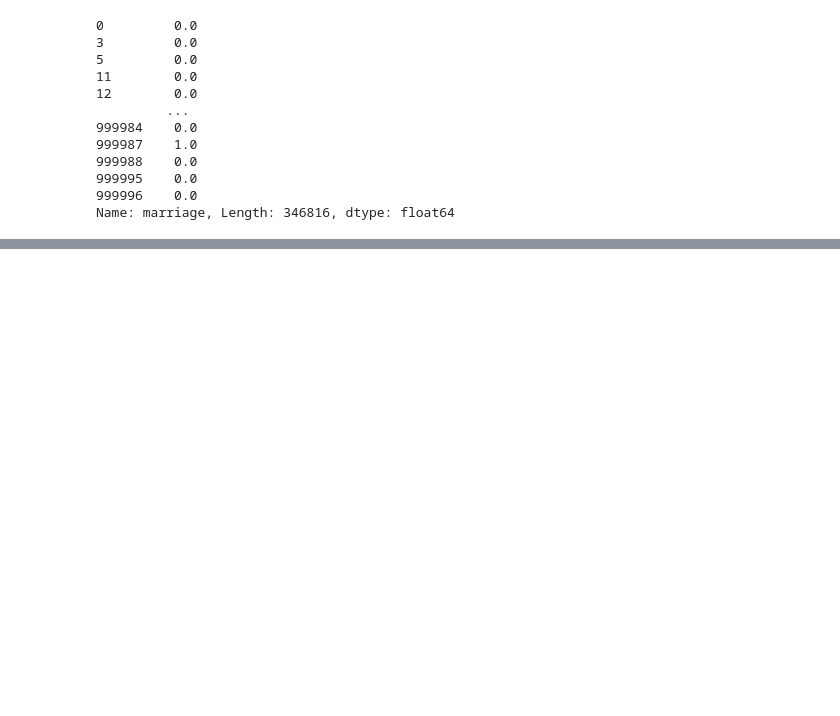
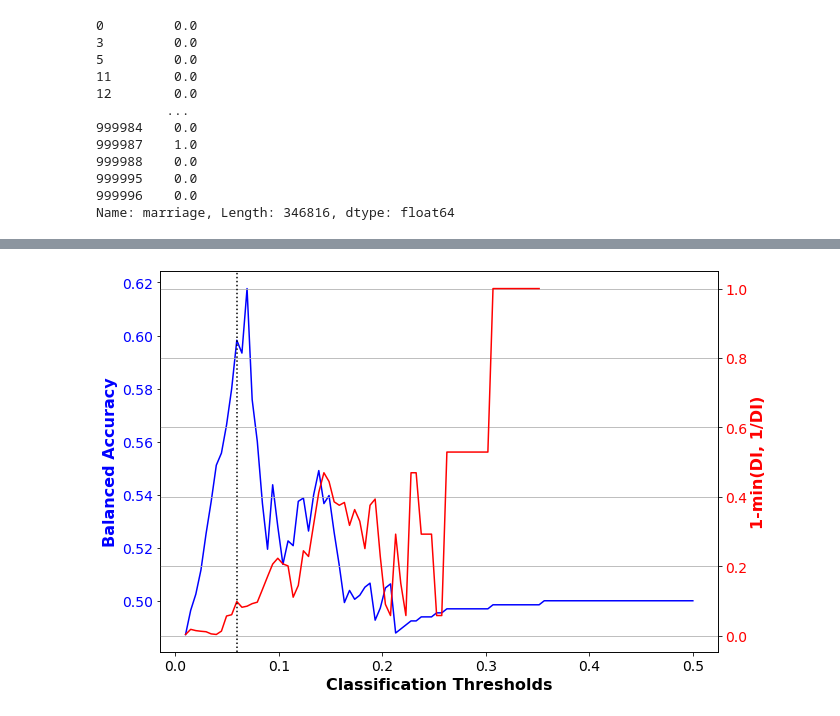
Before and after one commit to vandoris/myProject, a Jupyter notebook: recruit.ipynb, the cells around one changed output, grey strips where cells are left out. Saved outputs shown, nothing was run; the diff lists cells and outputs as text; code cells hidden in the pictures; blank space fills up the shorter version.

```diff
--- a/recruit.ipynb
+++ b/recruit.ipynb
@@ -572,0 +929,3 @@ Name: marriage, Length: 346816, dtype: float64
+# %%
+acc_metrics_transf, bal_acc_arr_transf, disp_imp_arr_transf, dataset_pred_labels_transf = \
+get_best_bal_acc_cutoff(y_pred_prob=y_validate_pred_prob_transf, dataset=df_orig_val)
@@ -572,0 +940,6 @@ Name: marriage, Length: 346816, dtype: float64
+# %%
+plot_acc_vs_fairness(get_disparity_index(np.array(disp_imp_arr_transf)), \
+  '1-min(DI, 1/DI)', bal_acc_arr_transf, \
+  acc_metrics_orig.loc['thresh_arr_best_ind', 0].astype(int))
+# %% [output]
+[figure, added]
```
Also changed, not shown: parts of 68 cells of this notebook.
